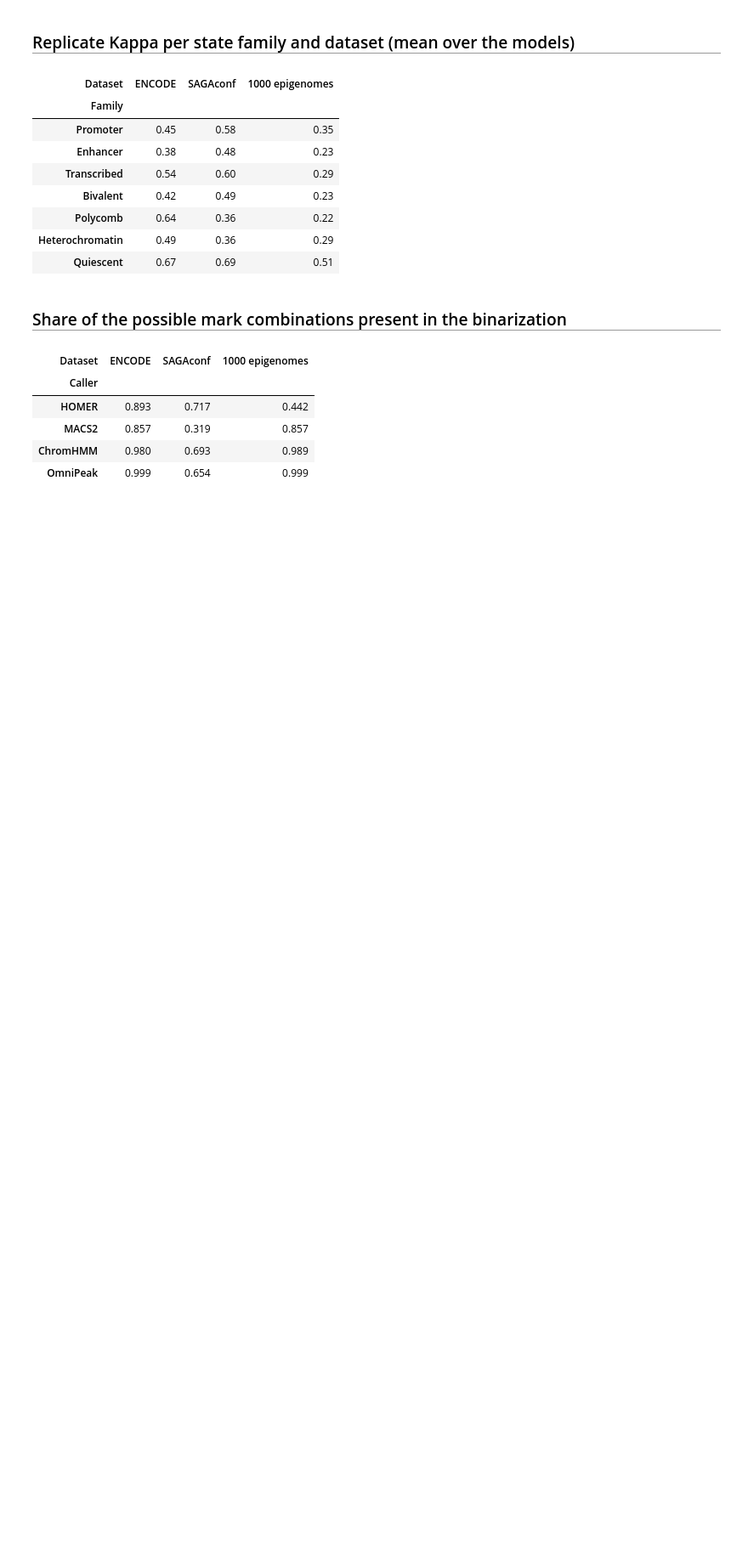
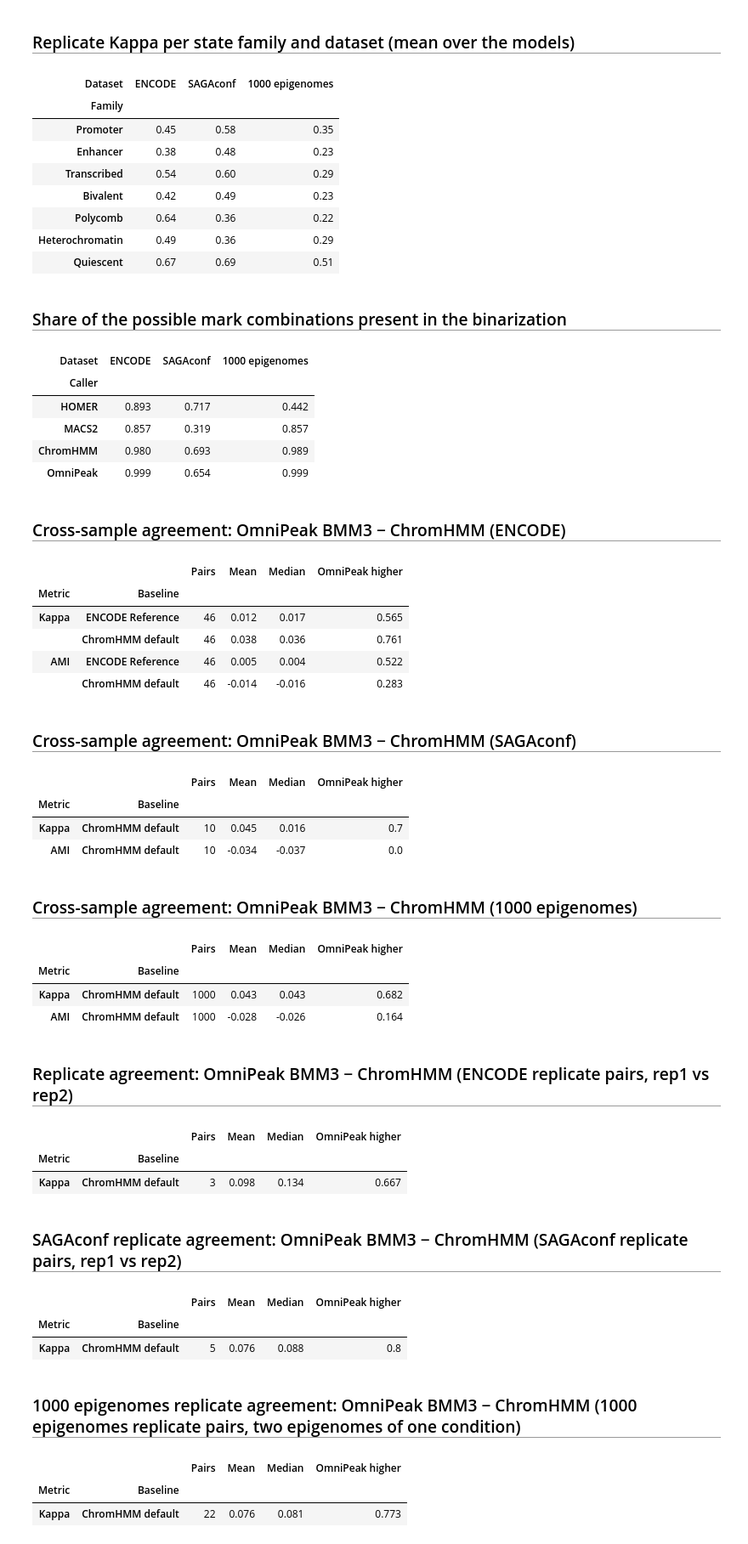
Before and after one commit to olegs/omni-chromhmm, a Jupyter notebook: summary.ipynb, the cells around one changed output. Shown at 85% size. Cells and saved outputs as stored; diff of their text form; code cells hidden in the pictures; blank space fills up the shorter version.

Commit message:
Summary comparisons of ChromHMM - Omnipeak BMM3

```diff
--- a/summary.ipynb
+++ b/summary.ipynb
@@ -3339,3 +4065,43 @@ Share of the possible mark combinations present in the binarization
 | MACS2 | 0.857 | 0.319 | 0.857 |
 | ChromHMM | 0.980 | 0.693 | 0.989 |
 | OmniPeak | 0.999 | 0.654 | 0.999 |
+# %%
+for dataset, rows in df_omni_vs_chromhmm_cs.items():
+    header(f"Cross-sample agreement: OmniPeak BMM3 − ChromHMM "
+           f"({DATASET_NAMES[dataset]})")
+    display(omni_vs_chromhmm_table(rows).round(3))
+
+for comparison, rows in df_omni_vs_chromhmm_reps.items():
+    header(f"{OMNI_VS_COMPARISONS[comparison][0]} agreement: "
+           f"OmniPeak BMM3 − ChromHMM ({OMNI_VS_COMPARISONS[comparison][1]})")
+    display(omni_vs_chromhmm_table(rows).round(3))
+# %% [output]
+Cross-sample agreement: OmniPeak BMM3 − ChromHMM (ENCODE)
+|  |  | Pairs | Mean | Median | OmniPeak higher |
+| Metric | Baseline |  |  |  |  |
+| Kappa | ENCODE Reference | 46 | 0.012 | 0.017 | 0.565 |
+|  | ChromHMM default | 46 | 0.038 | 0.036 | 0.761 |
+| AMI | ENCODE Reference | 46 | 0.005 | 0.004 | 0.522 |
+|  | ChromHMM default | 46 | -0.014 | -0.016 | 0.283 |
+Cross-sample agreement: OmniPeak BMM3 − ChromHMM (SAGAconf)
+|  |  | Pairs | Mean | Median | OmniPeak higher |
+| Metric | Baseline |  |  |  |  |
+| Kappa | ChromHMM default | 10 | 0.045 | 0.016 | 0.7 |
+| AMI | ChromHMM default | 10 | -0.034 | -0.037 | 0.0 |
+Cross-sample agreement: OmniPeak BMM3 − ChromHMM (1000 epigenomes)
+|  |  | Pairs | Mean | Median | OmniPeak higher |
+| Metric | Baseline |  |  |  |  |
+| Kappa | ChromHMM default | 1000 | 0.043 | 0.043 | 0.682 |
+| AMI | ChromHMM default | 1000 | -0.028 | -0.026 | 0.164 |
+Replicate agreement: OmniPeak BMM3 − ChromHMM (ENCODE replicate pairs, rep1 vs rep2)
+|  |  | Pairs | Mean | Median | OmniPeak higher |
+| Metric | Baseline |  |  |  |  |
+| Kappa | ChromHMM default | 3 | 0.098 | 0.134 | 0.667 |
+SAGAconf replicate agreement: OmniPeak BMM3 − ChromHMM (SAGAconf replicate pairs, rep1 vs rep2)
+|  |  | Pairs | Mean | Median | OmniPeak higher |
+| Metric | Baseline |  |  |  |  |
+| Kappa | ChromHMM default | 5 | 0.076 | 0.088 | 0.8 |
+1000 epigenomes replicate agreement: OmniPeak BMM3 − ChromHMM (1000 epigenomes replicate pairs, two epigenomes of one condition)
+|  |  | Pairs | Mean | Median | OmniPeak higher |
+| Metric | Baseline |  |  |  |  |
+| Kappa | ChromHMM default | 22 | 0.076 | 0.081 | 0.773 |
```
Also changed, not shown: parts of 5 cells of this notebook.
